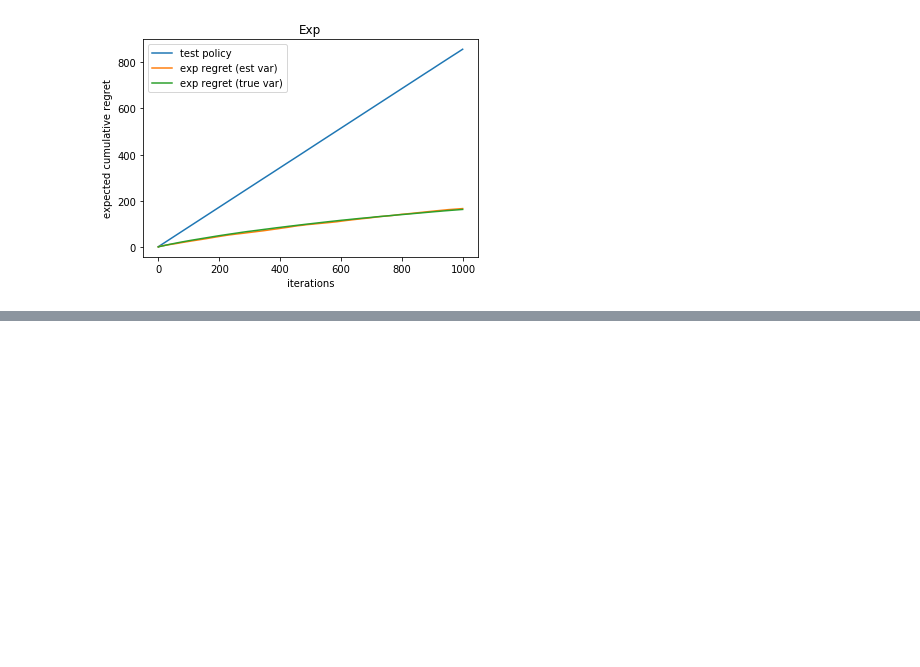
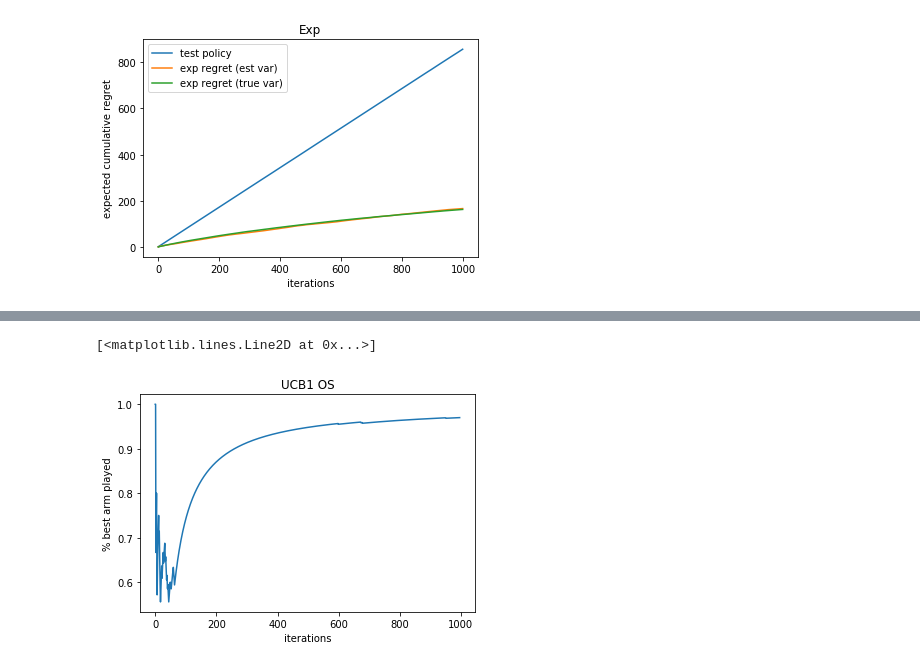
Before and after one commit to chengsoonong/eheye, a Jupyter notebook: QuantUCB/Sanity_test.ipynb, the cells around one changed output, grey strips where cells are left out. Drawn from its saved outputs; the diff is of its cells as text; code cells hidden in the pictures; blank space fills up the shorter version.

```diff
--- a/QuantUCB/Sanity_test.ipynb
+++ b/QuantUCB/Sanity_test.ipynb
@@ -267,0 +298,16 @@ plt.legend()
+# %%
+percent_best_arm_played = []
+num_selected = 0
+
+for i in range(len(agent.selectedActions)):
+    if agent.selectedActions[i] == best_arm:
+        num_selected += 1
+    percent_best_arm_played.append(float(num_selected)/(i+1))
+
+plt.xlabel('iterations')
+plt.ylabel('% best arm played')
+plt.title('UCB1 OS')
+plt.plot(percent_best_arm_played)
+# %% [output]
+[<matplotlib.lines.Line2D at 0x...>]
+[figure, added]
```
Also changed, not shown: parts of 4 cells of this notebook.
